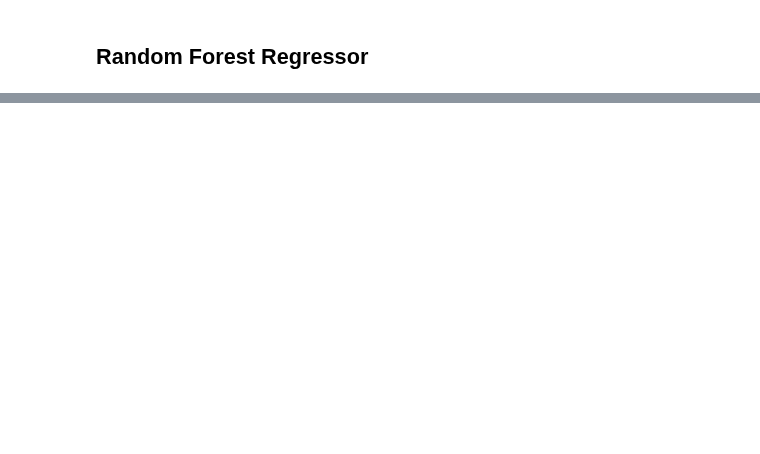
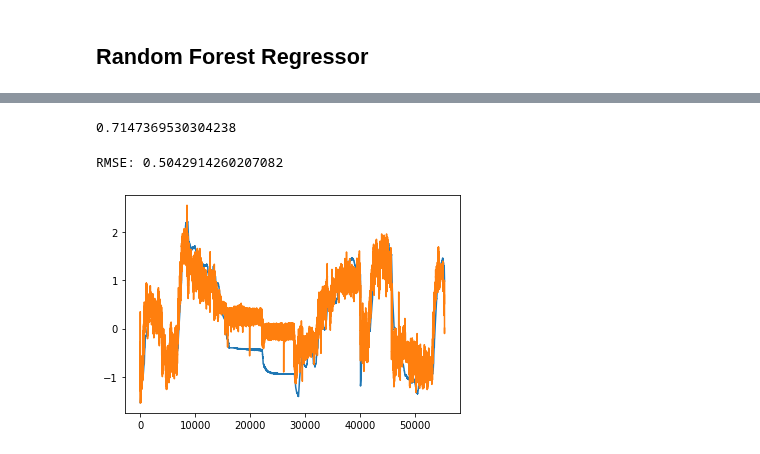
Before and after one commit to prompath/kaggle-electric-motor, a Jupyter notebook: model-key.ipynb, the cells around one changed output, grey strips where cells are left out. Cells and saved outputs as stored; diff of their text form; code cells hidden in the pictures; blank space fills up the shorter version.

```diff
--- a/model-key.ipynb
+++ b/model-key.ipynb
@@ -116,7 +118,7 @@ RMSE: 0.4573780637520573
 # %% [markdown]
 ## Random Forest Regressor
 # %%
-rf_reg = RandomForestRegressor(max_depth=5)
+rf_reg = RandomForestRegressor(max_depth=5, n_jobs=-1)
 # %%
 rf_reg.fit(X_train_scaled, y_train_scaled.reshape(-1))
 # %% [output]
@@ -137,0 +142,4 @@ RMSE: 0.44567650876908865
+# %%
+xgb_reg = XGBRegressor(objective='reg:squarederror', n_estimators=1000)
+# %%
+xgb_reg.fit(X_train_scaled, y_train_scaled.reshape(-1))
@@ -137,0 +155,14 @@ RMSE: 0.44567650876908865
+# %%
+xgb_reg.score(X_test_scaled, y_test_scaled.reshape(-1))
+# %% [output]
+0.7147369530304238
+# %%
+y_pred_xgb_reg = xgb_reg.predict(X_test_scaled)
+# %%
+plt.plot(y_test)
+plt.plot(y_scaler.inverse_transform(y_pred_xgb_reg.reshape(-1, 1)))
+rmse_xgb_reg = mean_squared_error(y_test, y_scaler.inverse_transform(y_pred_xgb_reg.reshape(-1, 1)), squared=False)
+print(f'RMSE: {rmse_xgb_reg}')
+# %% [output]
+RMSE: 0.5042914260207082
+[figure, added]
```
Also changed, not shown: parts of 12 cells of this notebook, 4 other files.
